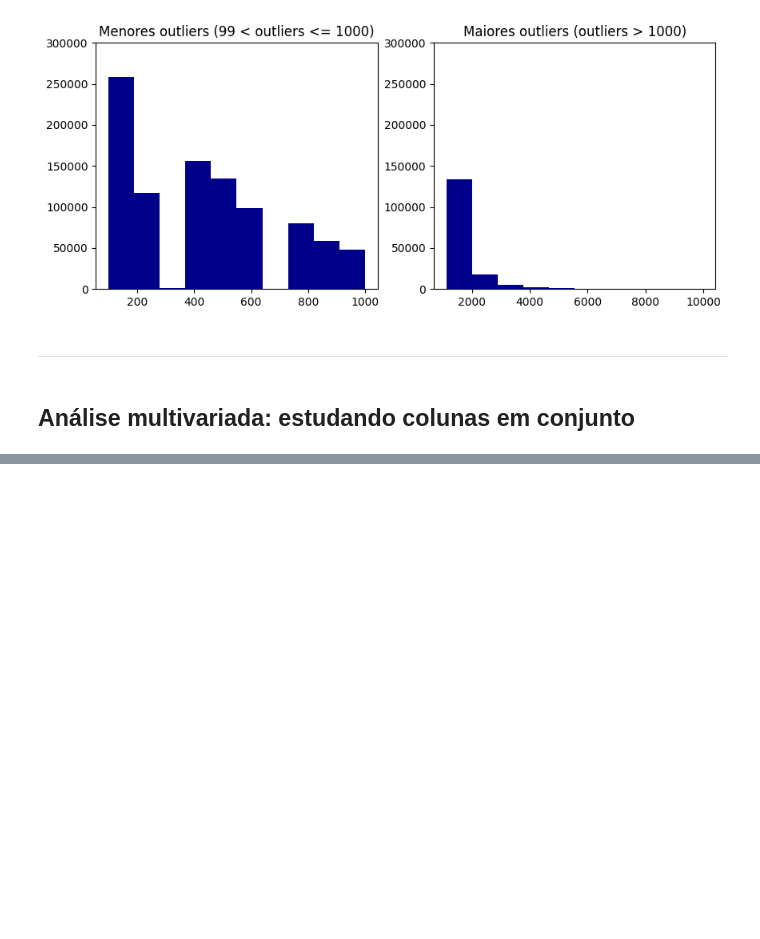
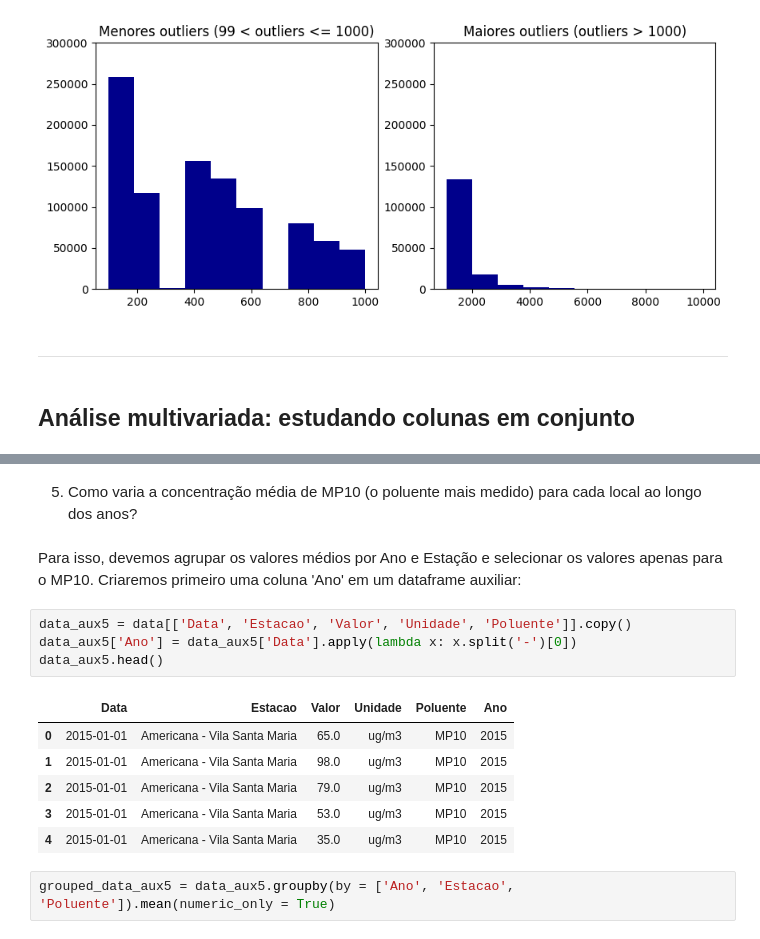
Before and after one commit to Samirnunes/data-science, a Jupyter notebook: eda_air_pollution_sao_paulo.ipynb, the cells around one changed output, grey strips where cells are left out. Cells and saved outputs as stored; diff of their text form; blank space fills up the shorter version.

```diff
--- a/eda_air_pollution_sao_paulo.ipynb
+++ b/eda_air_pollution_sao_paulo.ipynb
@@ -706,0 +957,17 @@ Text(0.5, 1.0, 'Maiores outliers (outliers > 1000)')
+# %% [markdown]
+5) Como varia a concentração média de MP10 (o poluente mais medido) para cada local ao longo dos anos?
+# %% [markdown]
+Para isso, devemos agrupar os valores médios por Ano e Estação e selecionar os valores apenas para o MP10. Criaremos primeiro uma coluna 'Ano' em um dataframe auxiliar:
+# %%
+data_aux5 = data[['Data', 'Estacao', 'Valor', 'Unidade', 'Poluente']].copy()
+data_aux5['Ano'] = data_aux5['Data'].apply(lambda x: x.split('-')[0])
+data_aux5.head()
+# %% [output]
+|  | Data | Estacao | Valor | Unidade | Poluente | Ano |
+| 0 | 2015-01-01 | Americana - Vila Santa Maria | 65.0 | ug/m3 | MP10 | 2015 |
+| 1 | 2015-01-01 | Americana - Vila Santa Maria | 98.0 | ug/m3 | MP10 | 2015 |
+| 2 | 2015-01-01 | Americana - Vila Santa Maria | 79.0 | ug/m3 | MP10 | 2015 |
+| 3 | 2015-01-01 | Americana - Vila Santa Maria | 53.0 | ug/m3 | MP10 | 2015 |
+| 4 | 2015-01-01 | Americana - Vila Santa Maria | 35.0 | ug/m3 | MP10 | 2015 |
+# %%
+grouped_data_aux5 = data_aux5.groupby(by = ['Ano', 'Estacao', 'Poluente']).mean(numeric_only = True)
```
Also changed, not shown: parts of 65 cells of this notebook.
